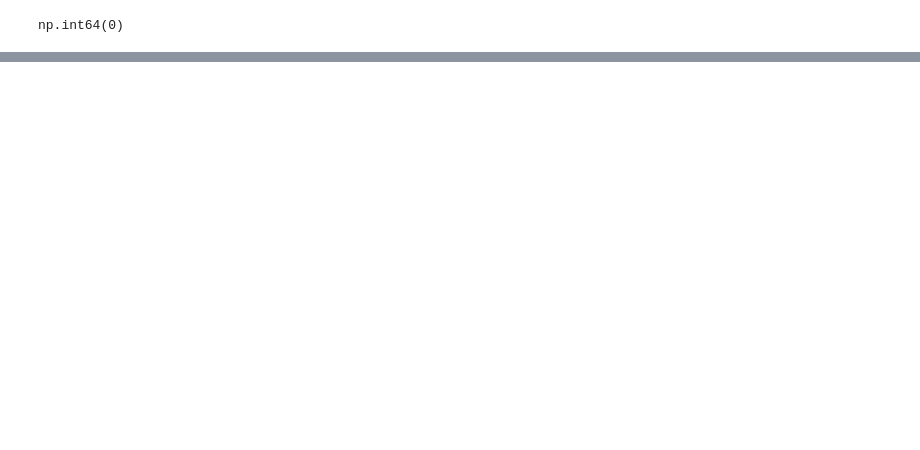
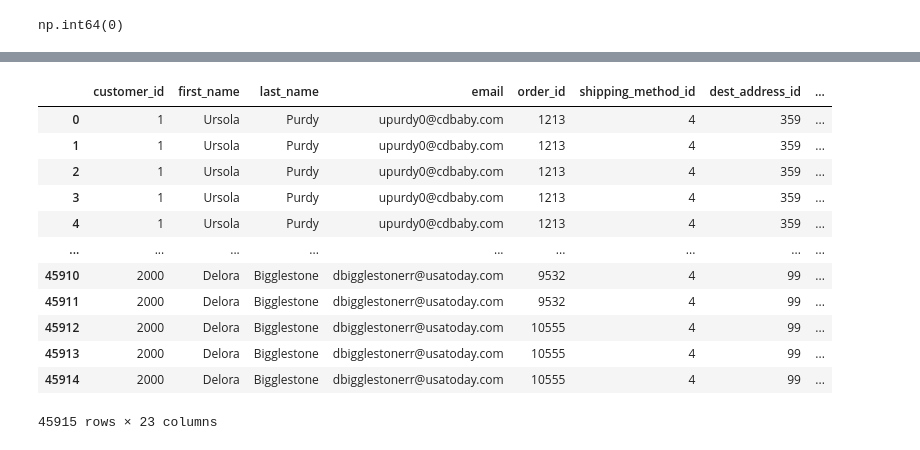
Before and after one commit to Ranjith-DS/DS_Final_Project_01, a Jupyter notebook: Notebook/EDA01.ipynb, the cells around one changed output, grey strips where cells are left out. Drawn from its saved outputs; the diff is of its cells as text; code cells hidden in the pictures; blank space fills up the shorter version.

```diff
--- a/Notebook/EDA01.ipynb
+++ b/Notebook/EDA01.ipynb
@@ -99,0 +458,12 @@ customer[customer.duplicated(subset='customer_id')].shape
+# %%
+#Formatting the status date
+
+order_history_df['status_date'] = pd.to_datetime(order_history_df['status_date'])
+order_history_df['order_hist_day'] = order_history_df['status_date'].dt.day
+order_history_df['order_hist_month_num'] = order_history_df['status_date'].dt.month
+order_history_df['order_hist_month_name'] = order_history_df['status_date'].dt.month_name()
+order_history_df['order_hist_year'] = order_history_df['status_date'].dt.year
+order_history_df['hist_status_date'] = order_history_df['status_date'].dt.strftime('%m-%d-%Y')
+order_history_df['hist_status_date'] = pd.to_datetime(order_history_df['hist_status_date'])
+order_history_df.drop("status_date",inplace=True,axis=1)
+order_history_df.sample(5)
@@ -99,0 +495,4 @@ customer[customer.duplicated(subset='customer_id')].shape
+# %%
+# Taking a copy of order line table
+order_status_df = order_status.copy()
+order_status_df
@@ -99,0 +523,5 @@ customer[customer.duplicated(subset='customer_id')].shape
+# %%
+# Merging order history df and order status df.
+
+hist_status_df = pd.merge(order_history_df,order_status_df,how='left',on='status_id')
+hist_status_df.head()
@@ -99,0 +550,3 @@ customer[customer.duplicated(subset='customer_id')].shape
+# %%
+merged_customer_df = pd.merge(merged_customer_df,hist_status_df,how='left',on='order_id')
+merged_customer_df.sample(5)
@@ -99,0 +560,22 @@ customer[customer.duplicated(subset='customer_id')].shape
+# %%
+# Convert the 'order_date_formatted' to a different format
+
+merged_customer_df['order_date_formatted'] = pd.to_datetime(merged_customer_df['order_date_formatted'],errors='coerce')
+merged_customer_df['order_date_formatted'] = merged_customer_df['order_date_formatted'].dt.strftime('%Y-%m-%d')
+
+# Print the result
+merged_customer_df
+# %% [output]
+|  | customer_id | first_name | last_name | email | order_id | shipping_method_id | dest_address_id | ... |
+| 0 | 1 | Ursola | Purdy | upurdy0@cdbaby.com | 1213 | 4 | 359 | ... |
+| 1 | 1 | Ursola | Purdy | upurdy0@cdbaby.com | 1213 | 4 | 359 | ... |
+| 2 | 1 | Ursola | Purdy | upurdy0@cdbaby.com | 1213 | 4 | 359 | ... |
+| 3 | 1 | Ursola | Purdy | upurdy0@cdbaby.com | 1213 | 4 | 359 | ... |
+| 4 | 1 | Ursola | Purdy | upurdy0@cdbaby.com | 1213 | 4 | 359 | ... |
+| ... | ... | ... | ... | ... | ... | ... | ... | ... |
+| 45910 | 2000 | Delora | Bigglestone | dbigglestonerr@usatoday.com | 9532 | 4 | 99 | ... |
+| 45911 | 2000 | Delora | Bigglestone | dbigglestonerr@usatoday.com | 9532 | 4 | 99 | ... |
+| 45912 | 2000 | Delora | Bigglestone | dbigglestonerr@usatoday.com | 10555 | 4 | 99 | ... |
+| 45913 | 2000 | Delora | Bigglestone | dbigglestonerr@usatoday.com | 10555 | 4 | 99 | ... |
+| 45914 | 2000 | Delora | Bigglestone | dbigglestonerr@usatoday.com | 10555 | 4 | 99 | ... |
+45915 rows × 23 columns
```
Also changed, not shown: parts of 51 cells of this notebook.
